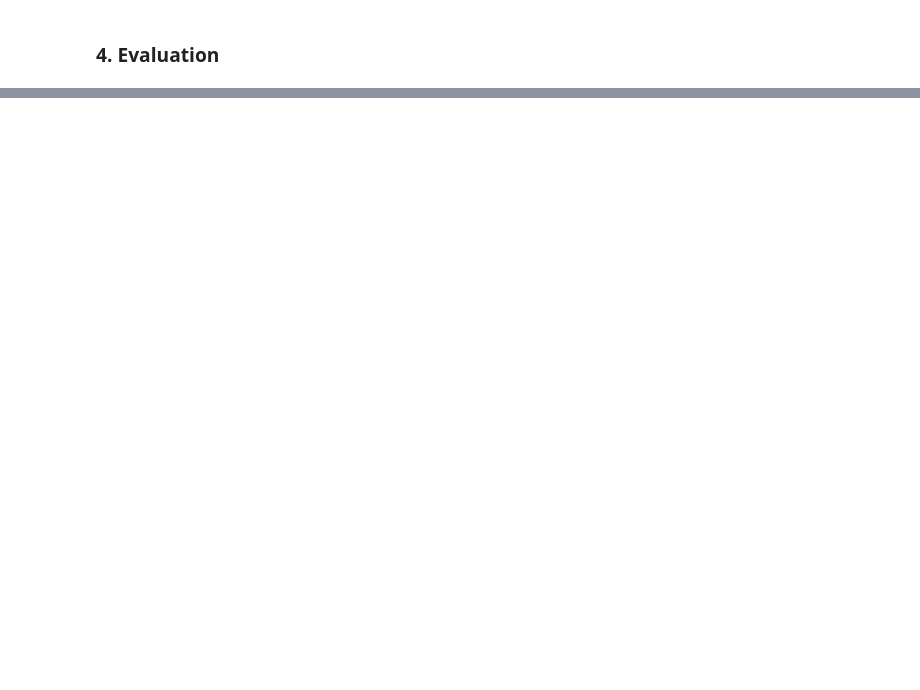
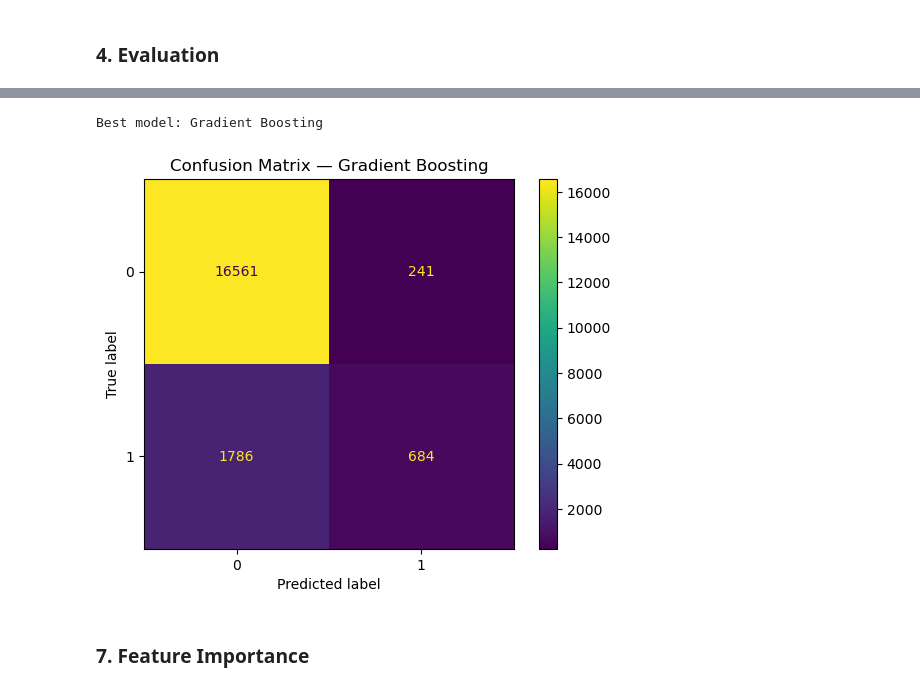
Before and after one commit to rachelv2/ecommerce-cx-dissatisfaction-prediction, a Jupyter notebook: notebooks/03_modeling.ipynb, the cells around one changed output, grey strips where cells are left out. Cells and saved outputs as stored; diff of their text form; code cells hidden in the pictures; blank space fills up the shorter version.

```diff
--- a/notebooks/03_modeling.ipynb
+++ b/notebooks/03_modeling.ipynb
@@ -63,8 +62,3 @@ y = model_df[target]
-# %%
-model_df = df[feature_columns + ["is_dissatisfied"]].dropna()
-
-X = model_df[feature_columns]
-y = model_df["is_dissatisfied"]
 # %%
 model_df.isna().sum()
 # %% [output]
@@ -109,9 +123,0 @@ LogisticRegression(max_iter=1000)
-# %%
-model_balanced = LogisticRegression(max_iter=1000, class_weight="balanced")
-model_balanced.fit(X_train, y_train)
-
-y_pred_bal = model_balanced.predict(X_test)
-y_proba_bal = model_balanced.predict_proba(X_test)[:, 1]
-
-print(classification_report(y_test, y_pred_bal))
-print("ROC-AUC:", roc_auc_score(y_test, y_proba_bal))
@@ -136,10 +184,13 @@ Name: proportion, dtype: float64
 # %% [markdown]
 ### 4. Evaluation
 # %%
-from sklearn.metrics import classification_report, roc_auc_score
+from sklearn.metrics import roc_auc_score, classification_report
 
-y_pred = model.predict(X_test)
-y_proba = model.predict_proba(X_test)[:, 1]
+def evaluate_model(model, X_test, y_test):
+    y_pred = model.predict(X_test)
+    y_proba = model.predict_proba(X_test)[:, 1]
 
-print(classification_report(y_test, y_pred))
-print("ROC-AUC:", roc_auc_score(y_test, y_proba))
+    return {
+        "roc_auc": roc_auc_score(y_test, y_proba),
+        "report": classification_report(y_test, y_pred, output_dict=True)
+    }
@@ -176,0 +250,24 @@ The model confirms that delivery performance is a key predictor of dissatisfacti
+# %%
+model_lookup = {
+    "Logistic Regression": best_logreg,
+    "Random Forest": best_rf,
+    "Gradient Boosting": best_gb
+}
+
+best_model_name = comparison.sort_values(by="ROC-AUC", ascending=False).iloc[0]["Model"]
+best_model = model_lookup[best_model_name]
+
+print("Best model:", best_model_name)
+# %% [output]
+Best model: Gradient Boosting
+# %%
+from sklearn.metrics import ConfusionMatrixDisplay
+import matplotlib.pyplot as plt
+
+ConfusionMatrixDisplay.from_estimator(best_model, X_test, y_test)
+plt.title(f"Confusion Matrix — {best_model_name}")
+plt.show()
+# %% [output]
+[figure, added]
+# %% [markdown]
+### 7. Feature Importance
```
Also changed, not shown: parts of 26 cells of this notebook, 1 other file.
